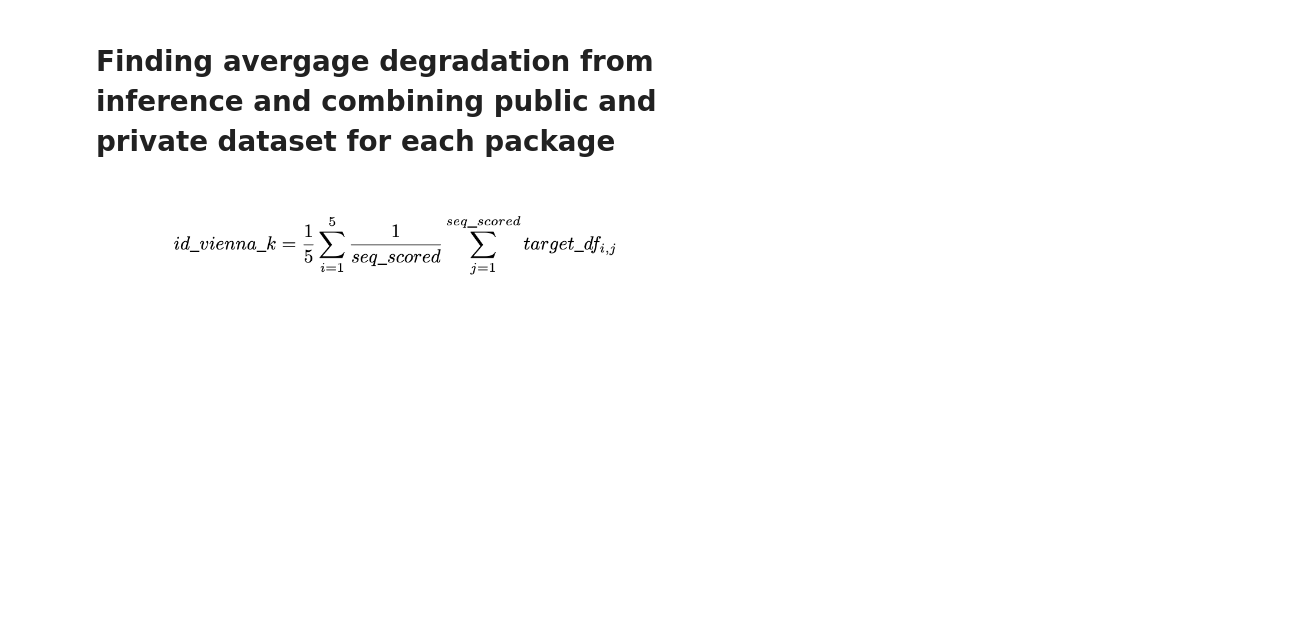
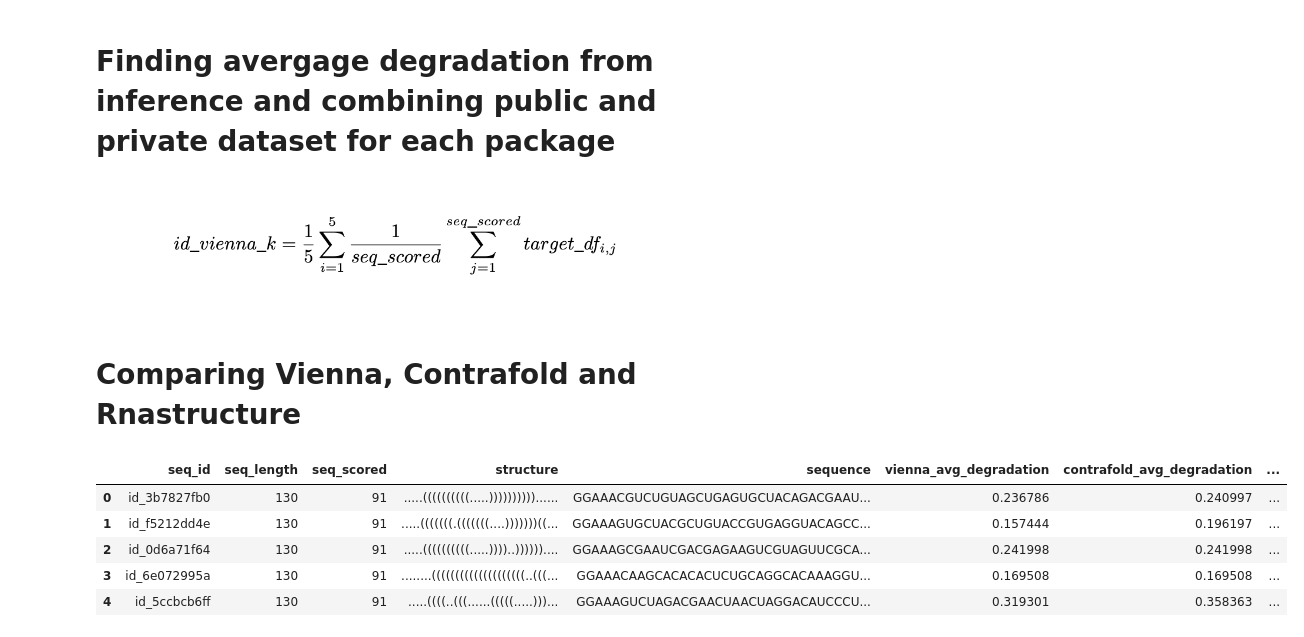
Before and after one commit to shashankcuber/mRNA_Vaccine_Stabilization, a Jupyter notebook: mRNA_vaccine_stabilizer.ipynb, the cells around one changed output. Drawn from its saved outputs; the diff is of its cells as text; code cells hidden in the pictures; blank space fills up the shorter version.

```diff
--- a/mRNA_vaccine_stabilizer.ipynb
+++ b/mRNA_vaccine_stabilizer.ipynb
@@ -547,0 +524,21 @@ rnastructure_avg_pred_df = average_and_combine(rnastructure_pred_pub_df, rnastru
+# %% [markdown]
+# Comparing Vienna, Contrafold and Rnastructure
+# %%
+# Making a single df with seq_id and avg degradation of all three packages
+comparison_df = pd.DataFrame()
+comparison_df['seq_id'] = vienna_avg_deg_pred_df['seq_id']
+comparison_df['seq_length'] = vienna_df['seq_length']
+comparison_df['seq_scored'] = vienna_df['seq_scored']
+comparison_df['structure'] = vienna_df['structure']
+comparison_df['sequence'] = vienna_df['sequence']
+comparison_df['vienna_avg_degradation'] = vienna_avg_deg_pred_df['avg_degradation']
+comparison_df['contrafold_avg_degradation'] = contrafold_avg_deg_pred_df['avg_degradation']
+comparison_df['rnastructure_avg_degradation'] = rnastructure_avg_deg_pred_df['avg_degradation']
+comparison_df.head(5)
+# %% [output]
+|  | seq_id | seq_length | seq_scored | structure | sequence | vienna_avg_degradation | contrafold_avg_degradation | ... |
+| 0 | id_3b7827fb0 | 130 | 91 | .....((((((((((.....))))))))))...... | GGAAACGUCUGUAGCUGAGUGCUACAGACGAAU... | 0.236786 | 0.240997 | ... |
+| 1 | id_f5212dd4e | 130 | 91 | .....(((((((.(((((((....)))))))((... | GGAAAGUGCUACGCUGUACCGUGAGGUACAGCC... | 0.157444 | 0.196197 | ... |
+| 2 | id_0d6a71f64 | 130 | 91 | .....((((((((((.....))))..)))))).... | GGAAAGCGAAUCGACGAGAAGUCGUAGUUCGCA... | 0.241998 | 0.241998 | ... |
+| 3 | id_6e072995a | 130 | 91 | ........((((((((((((((((((((..(((... | GGAAACAAGCACACACUCUGCAGGCACAAAGGU... | 0.169508 | 0.169508 | ... |
+| 4 | id_5ccbcb6ff | 130 | 91 | .....((((..(((......(((((.....)))... | GGAAAGUCUAGACGAACUAACUAGGACAUCCCU... | 0.319301 | 0.358363 | ... |
```
Also changed, not shown: parts of 10 cells of this notebook.
